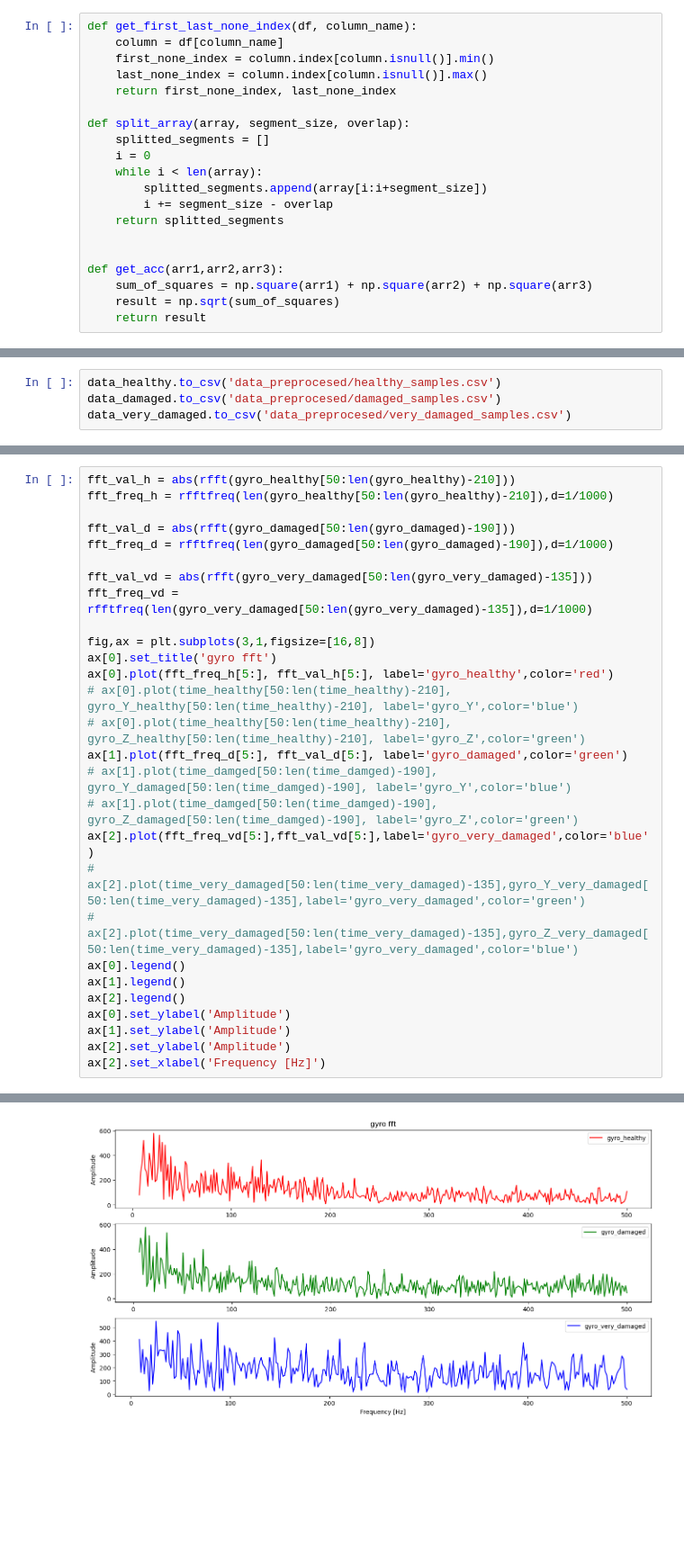
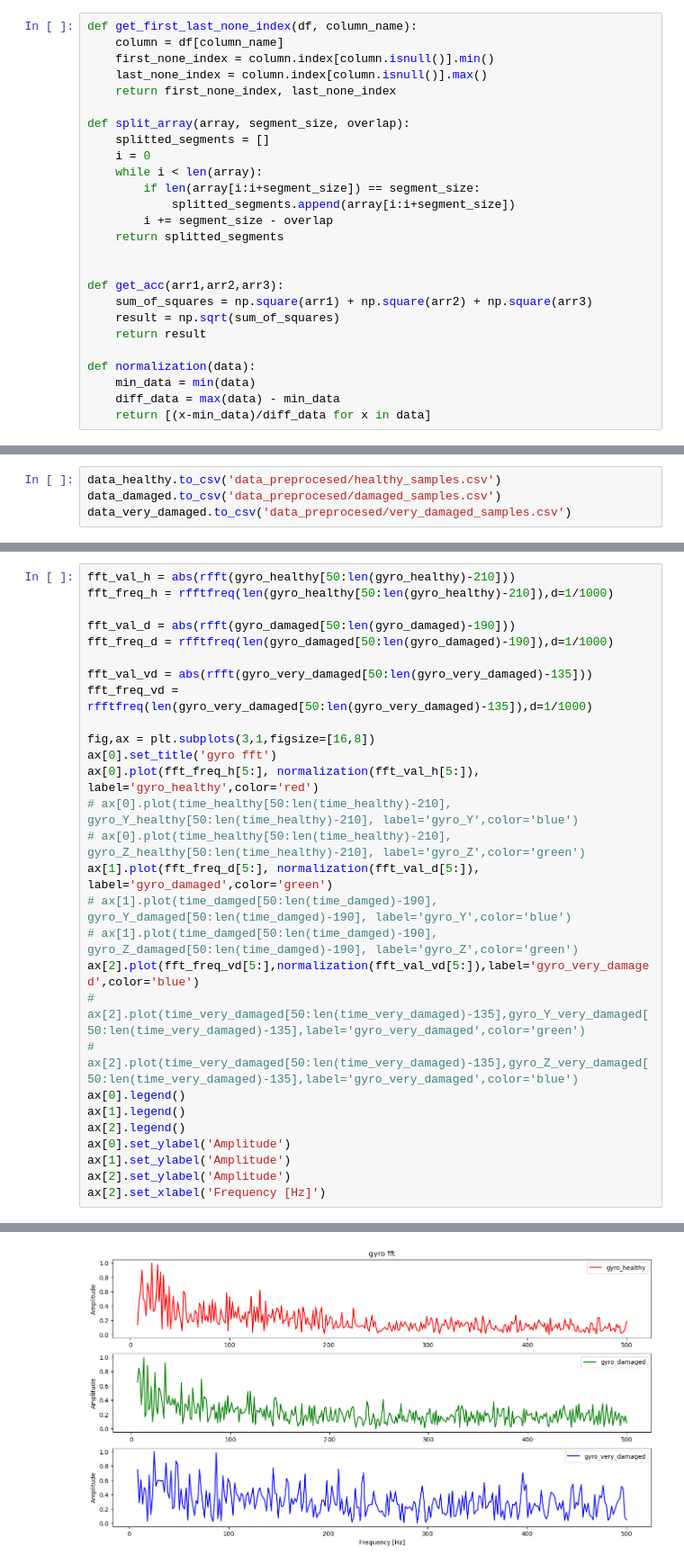
Before and after one commit to AiR-ISZ-Gr1/drones_prediction, a Jupyter notebook: test.ipynb, the cells around one changed output, grey strips where cells are left out. Shown at 90% size. Drawn from its saved outputs; the diff is of its cells as text; blank space fills up the shorter version.

```diff
--- a/test.ipynb
+++ b/test.ipynb
@@ -33,7 +33,8 @@ def split_array(array, segment_size, overlap):
     splitted_segments = []
     i = 0
     while i < len(array):
-        splitted_segments.append(array[i:i+segment_size])
+        if len(array[i:i+segment_size]) == segment_size:
+            splitted_segments.append(array[i:i+segment_size])
         i += segment_size - overlap
     return splitted_segments
 
@@ -42,6 +43,11 @@ def get_acc(arr1,arr2,arr3):
     sum_of_squares = np.square(arr1) + np.square(arr2) + np.square(arr3)
     result = np.sqrt(sum_of_squares)
     return result
+
+def normalization(data):
+    min_data = min(data)
+    diff_data = max(data) - min_data
+    return [(x-min_data)/diff_data for x in data]
 # %%
 start = 50
 stop = 125
@@ -153,31 +158,31 @@ Text(0.5, 0, 'time [ms]')
 # %%
 fft_val_h = abs(rfft(gyro_healthy[50:len(gyro_healthy)-210]))
 fft_freq_h = rfftfreq(len(gyro_healthy[50:len(gyro_healthy)-210]),d=1/1000)
 
 fft_val_d = abs(rfft(gyro_damaged[50:len(gyro_damaged)-190]))
 fft_freq_d = rfftfreq(len(gyro_damaged[50:len(gyro_damaged)-190]),d=1/1000)
 
 fft_val_vd = abs(rfft(gyro_very_damaged[50:len(gyro_very_damaged)-135]))
 fft_freq_vd = rfftfreq(len(gyro_very_damaged[50:len(gyro_very_damaged)-135]),d=1/1000)
 
 fig,ax = plt.subplots(3,1,figsize=[16,8])
 ax[0].set_title('gyro fft')
-ax[0].plot(fft_freq_h[5:], fft_val_h[5:], label='gyro_healthy',color='red')
+ax[0].plot(fft_freq_h[5:], normalization(fft_val_h[5:]), label='gyro_healthy',color='red')
 # ax[0].plot(time_healthy[50:len(time_healthy)-210], gyro_Y_healthy[50:len(time_healthy)-210], label='gyro_Y',color='blue')
 # ax[0].plot(time_healthy[50:len(time_healthy)-210], gyro_Z_healthy[50:len(time_healthy)-210], label='gyro_Z',color='green')
-ax[1].plot(fft_freq_d[5:], fft_val_d[5:], label='gyro_damaged',color='green')
+ax[1].plot(fft_freq_d[5:], normalization(fft_val_d[5:]), label='gyro_damaged',color='green')
 # ax[1].plot(time_damged[50:len(time_damged)-190], gyro_Y_damaged[50:len(time_damged)-190], label='gyro_Y',color='blue')
 # ax[1].plot(time_damged[50:len(time_damged)-190], gyro_Z_damaged[50:len(time_damged)-190], label='gyro_Z',color='green')
-ax[2].plot(fft_freq_vd[5:],fft_val_vd[5:],label='gyro_very_damaged',color='blue')
+ax[2].plot(fft_freq_vd[5:],normalization(fft_val_vd[5:]),label='gyro_very_damaged',color='blue')
 # ax[2].plot(time_very_damaged[50:len(time_very_damaged)-135],gyro_Y_very_damaged[50:len(time_very_damaged)-135],label='gyro_very_damaged',color='green')
 # ax[2].plot(time_very_damaged[50:len(time_very_damaged)-135],gyro_Z_very_damaged[50:len(time_very_damaged)-135],label='gyro_very_damaged',color='blue')
 ax[0].legend()
 ax[1].legend()
 ax[2].legend()
 ax[0].set_ylabel('Amplitude')
 ax[1].set_ylabel('Amplitude')
 ax[2].set_ylabel('Amplitude')
 ax[2].set_xlabel('Frequency [Hz]')
 # %% [output]
 Text(0.5, 0, 'Frequency [Hz]')
-[figure, old version]
+[figure, new version]
```
Also changed, not shown: parts of 4 cells of this notebook, 3 other files.
